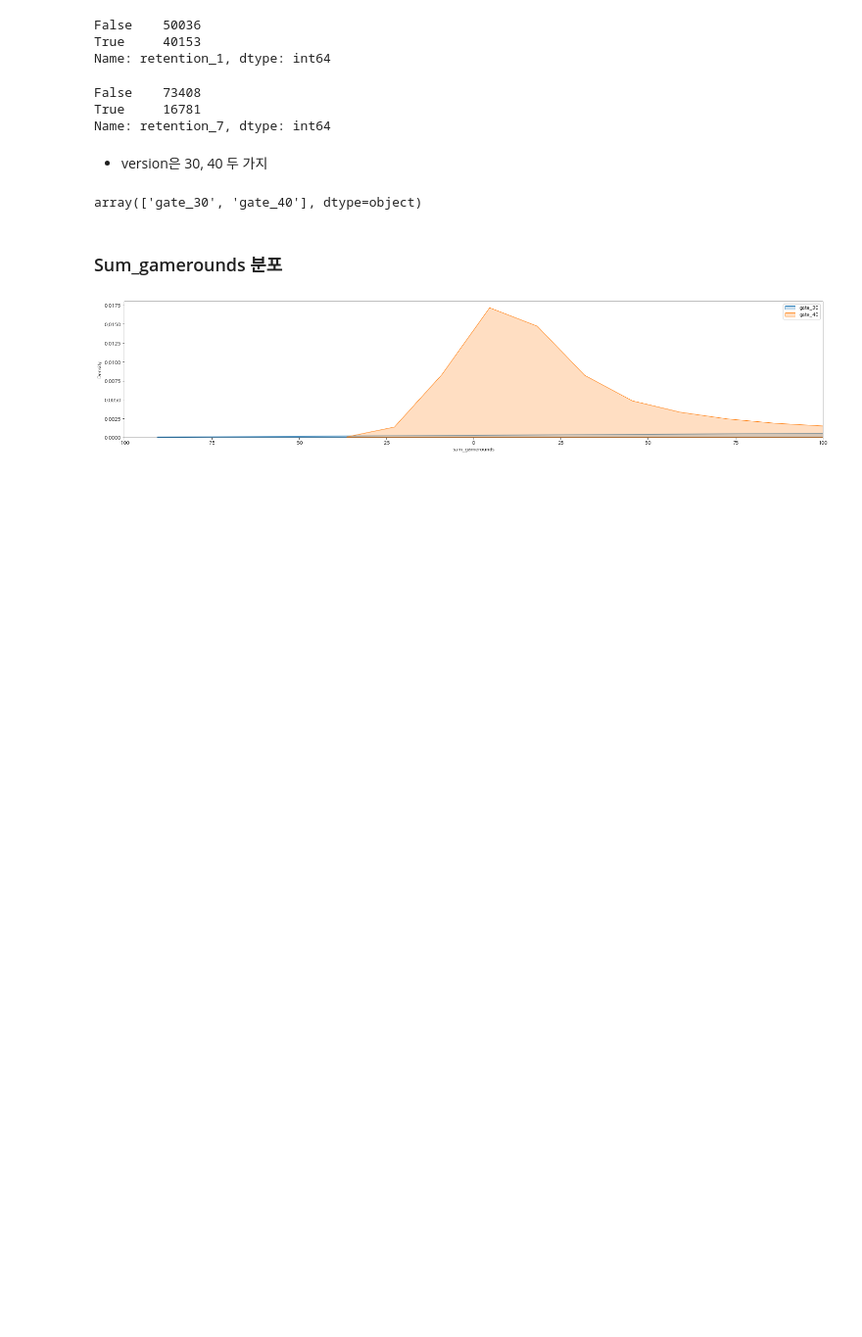
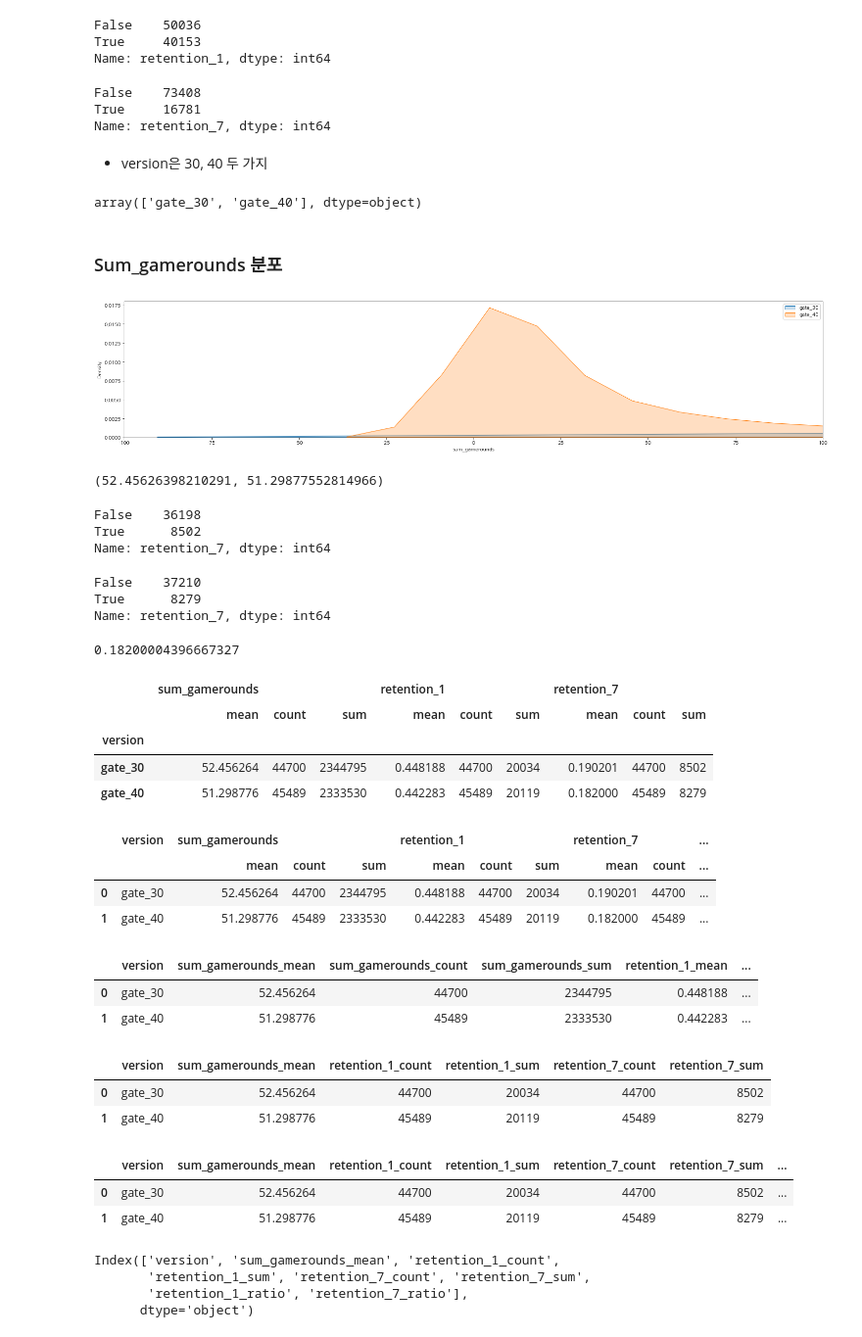
Before and after one commit to seonydg/ml-A-B-test-mobile-games-version-up, a Jupyter notebook: A-B-test-mobile-games-version-up.ipynb, the cells around one changed output. Shown: that part at 98% size. Cells and saved outputs as stored; diff of their text form; code cells hidden in the pictures; blank space fills up the shorter version.

```diff
--- a/A-B-test-mobile-games-version-up.ipynb
+++ b/A-B-test-mobile-games-version-up.ipynb
@@ -140,3 +140,78 @@ plt.xlim(-100, 100)
 plt.show()
 # %% [output]
 [figure]
+# %%
+# version별 게임횟수 평균 비교
+df[df['version']=='gate_30']['sum_gamerounds'].mean(), df[df['version']=='gate_40']['sum_gamerounds'].mean()
+# %% [output]
+(52.45626398210291, 51.29877552814966)
+# %%
+# version별 리텐션율 평균 비교
+df[df['version']=='gate_30']['retention_7'].value_counts()
+# %% [output]
+False    36198
+True      8502
+Name: retention_7, dtype: int64
+# %%
+# ▶ version별 리텐션율 평균 비교
+df[df['version']=='gate_40']['retention_7'].value_counts()
+# %% [output]
+False    37210
+True      8279
+Name: retention_7, dtype: int64
+# %%
+8279 / (20119 + 25370)
+# %% [output]
+0.18200004396667327
+# %%
+# ▶ 연속형 변수는 평균, 범주형 변수는 반응률
+df.groupby('version')[['sum_gamerounds', 'retention_1', 'retention_7']].agg(['mean', 'count', 'sum'])
+# %% [output]
+|  | sum_gamerounds |  |  | retention_1 |  |  | retention_7 |  |  |
+|  | mean | count | sum | mean | count | sum | mean | count | sum |
+| version |  |  |  |  |  |  |  |  |  |
+| gate_30 | 52.456264 | 44700 | 2344795 | 0.448188 | 44700 | 20034 | 0.190201 | 44700 | 8502 |
+| gate_40 | 51.298776 | 45489 | 2333530 | 0.442283 | 45489 | 20119 | 0.182000 | 45489 | 8279 |
+# %%
+# ▶ 연속형 변수는 평균, 범주형 변수는 반응률, reset_index로 multi index를 제거
+df_pivot = pd.DataFrame(df.groupby('version')[['sum_gamerounds', 'retention_1', 'retention_7']].agg(['mean', 'count', 'sum']).reset_index())
+df_pivot
+# %% [output]
+|  | version | sum_gamerounds |  |  | retention_1 |  |  | retention_7 |  | ... |
+|  |  | mean | count | sum | mean | count | sum | mean | count | ... |
+| 0 | gate_30 | 52.456264 | 44700 | 2344795 | 0.448188 | 44700 | 20034 | 0.190201 | 44700 | ... |
+| 1 | gate_40 | 51.298776 | 45489 | 2333530 | 0.442283 | 45489 | 20119 | 0.182000 | 45489 | ... |
+# %%
+# Col 재정비 (1)
+df_pivot.columns = ['version', 'sum_gamerounds_mean', 'sum_gamerounds_count', 'sum_gamerounds_sum',
+                    'retention_1_mean', 'retention_1_count', 'retention_1_sum',
+                    'retention_7_mean', 'retention_7_count', 'retention_7_sum']
+df_pivot
+# %% [output]
+|  | version | sum_gamerounds_mean | sum_gamerounds_count | sum_gamerounds_sum | retention_1_mean | ... |
+| 0 | gate_30 | 52.456264 | 44700 | 2344795 | 0.448188 | ... |
+| 1 | gate_40 | 51.298776 | 45489 | 2333530 | 0.442283 | ... |
+# %%
+# Col 재정비 (2)
+df_pivot = df_pivot[['version', 'sum_gamerounds_mean', 'retention_1_count', 'retention_1_sum', 'retention_7_count', 'retention_7_sum']]
+df_pivot
+# %% [output]
+|  | version | sum_gamerounds_mean | retention_1_count | retention_1_sum | retention_7_count | retention_7_sum |
+| 0 | gate_30 | 52.456264 | 44700 | 20034 | 44700 | 8502 |
+| 1 | gate_40 | 51.298776 | 45489 | 20119 | 45489 | 8279 |
+# %%
+# 반응률 계산
+df_pivot['retention_1_ratio'] = df_pivot['retention_1_sum'] / df_pivot['retention_1_count']
+df_pivot['retention_7_ratio'] = df_pivot['retention_7_sum'] / df_pivot['retention_7_count']
+df_pivot
+# %% [output]
+|  | version | sum_gamerounds_mean | retention_1_count | retention_1_sum | retention_7_count | retention_7_sum | ... |
+| 0 | gate_30 | 52.456264 | 44700 | 20034 | 44700 | 8502 | ... |
+| 1 | gate_40 | 51.298776 | 45489 | 20119 | 45489 | 8279 | ... |
+# %%
+df_pivot.columns
+# %% [output]
+Index(['version', 'sum_gamerounds_mean', 'retention_1_count',
+       'retention_1_sum', 'retention_7_count', 'retention_7_sum',
+       'retention_1_ratio', 'retention_7_ratio'],
+      dtype='object')
```
Also changed, not shown: parts of 2 cells of this notebook.
